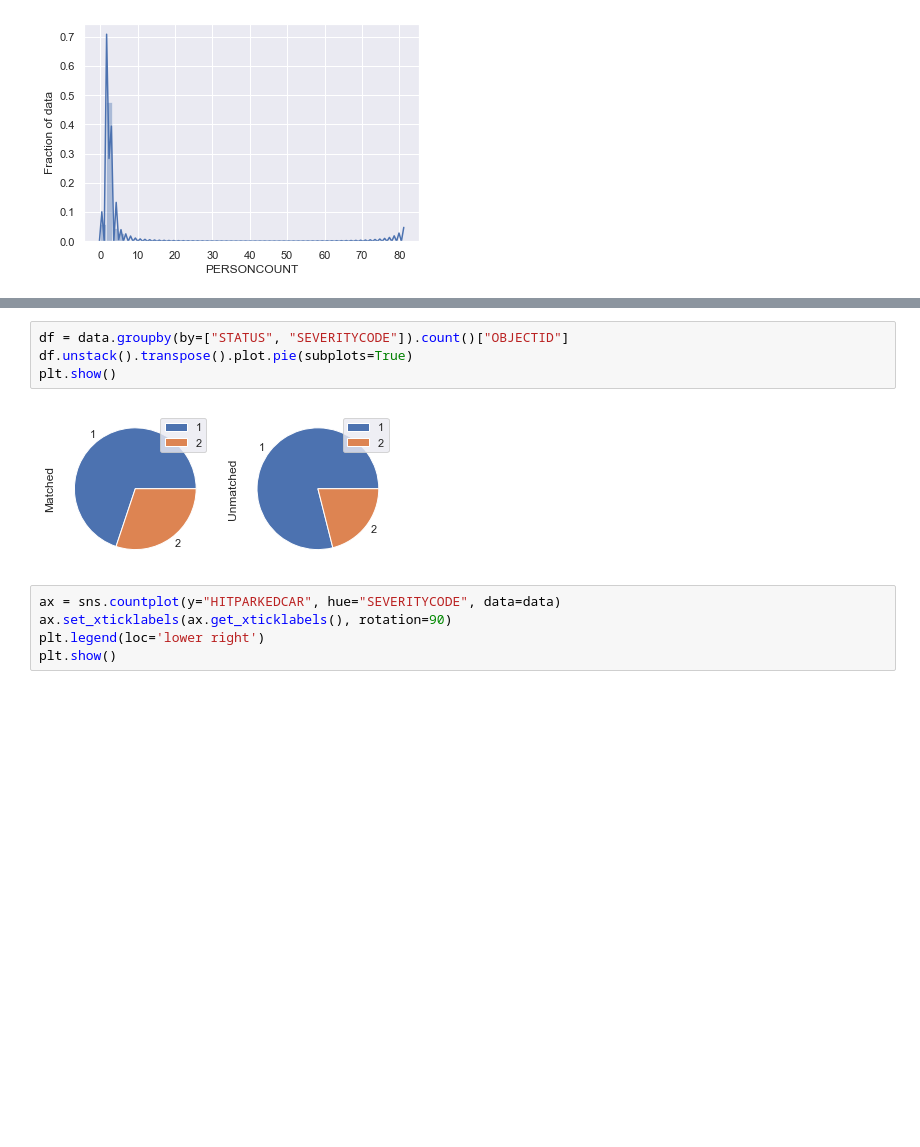
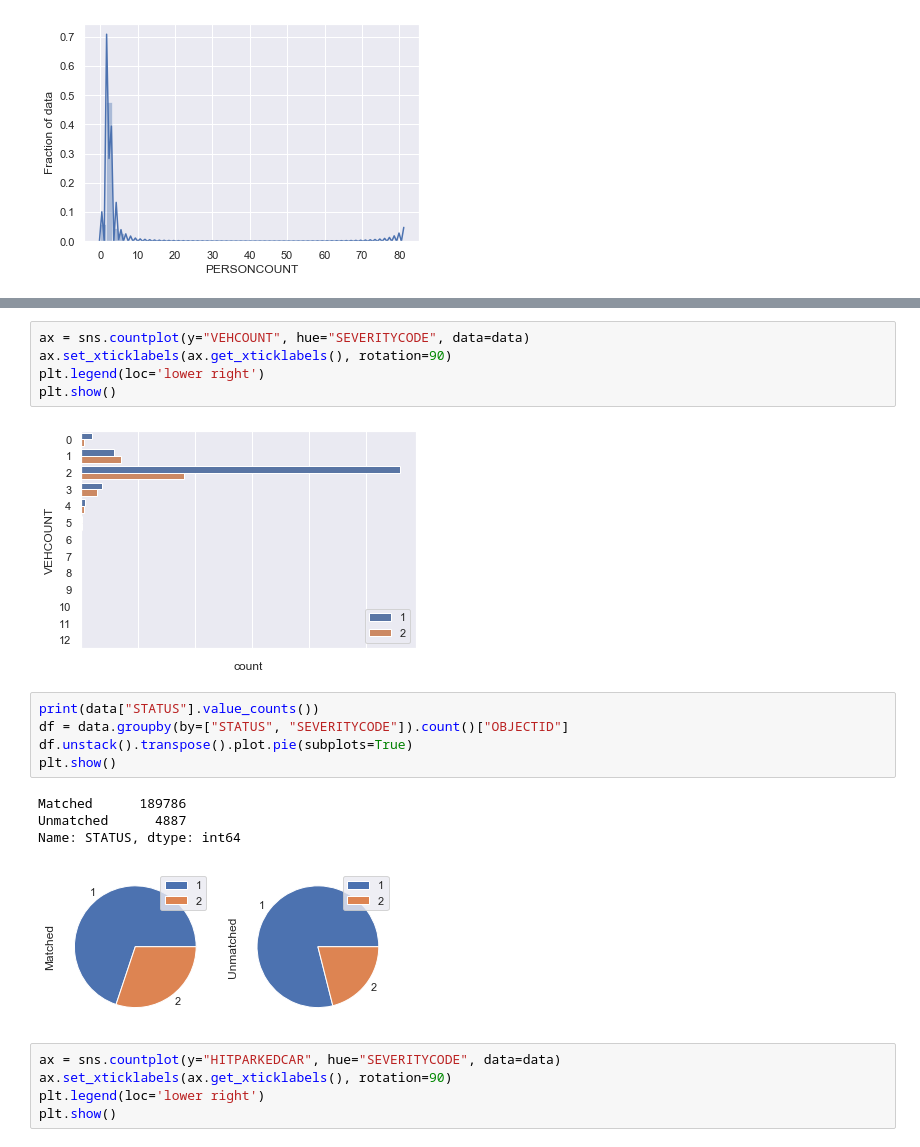
Before and after one commit to utkarsh-prakash/Seatle-Accidents, a Jupyter notebook: Main.ipynb, the cells around one changed output, grey strips where cells are left out. Saved outputs shown, nothing was run; the diff lists cells and outputs as text; blank space fills up the shorter version.

```diff
--- a/Main.ipynb
+++ b/Main.ipynb
@@ -183,8 +197,19 @@ plt.show()
+# %%
+ax = sns.countplot(y="VEHCOUNT", hue="SEVERITYCODE", data=data)
+ax.set_xticklabels(ax.get_xticklabels(), rotation=90)
+plt.legend(loc='lower right')
+plt.show()
+# %% [output]
+[figure, added]
 # %%
+print(data["STATUS"].value_counts())
 df = data.groupby(by=["STATUS", "SEVERITYCODE"]).count()["OBJECTID"]
 df.unstack().transpose().plot.pie(subplots=True)
 plt.show()
 # %% [output]
+Matched      189786
+Unmatched      4887
+Name: STATUS, dtype: int64
 [figure]
 # %%
 ax = sns.countplot(y="HITPARKEDCAR", hue="SEVERITYCODE", data=data)
```
Also changed, not shown: parts of 23 cells of this notebook.
